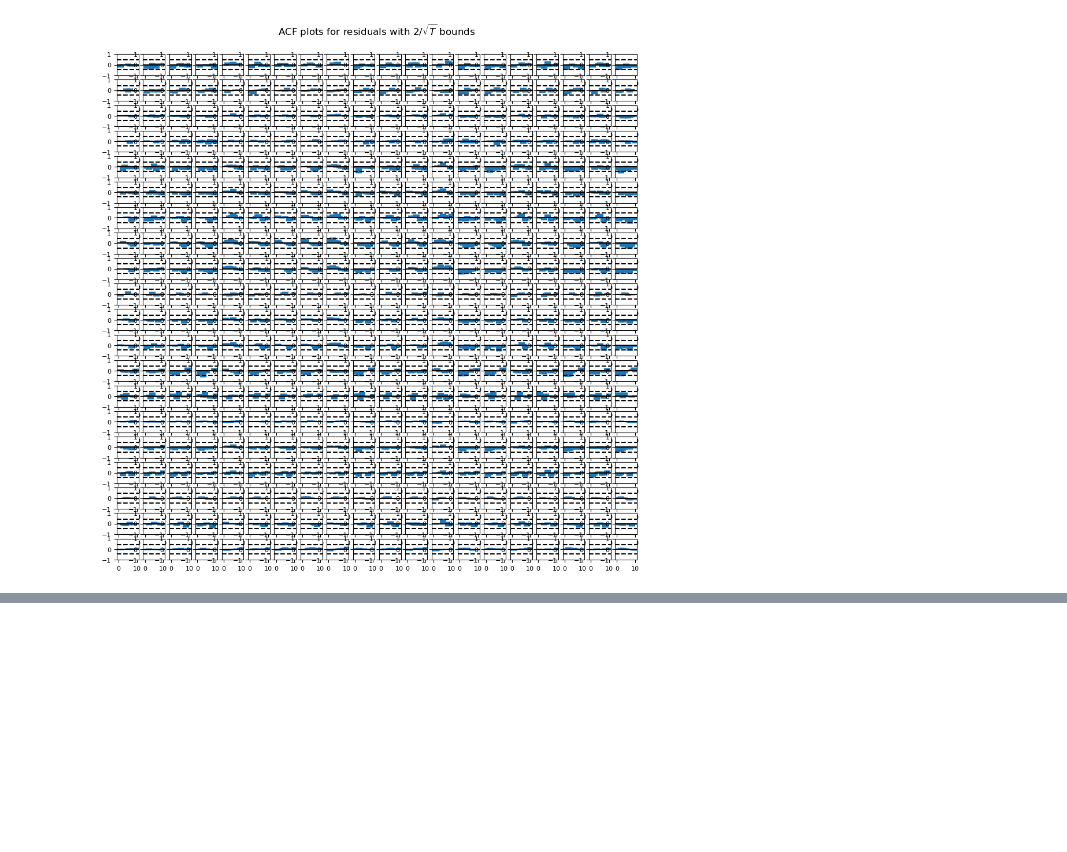
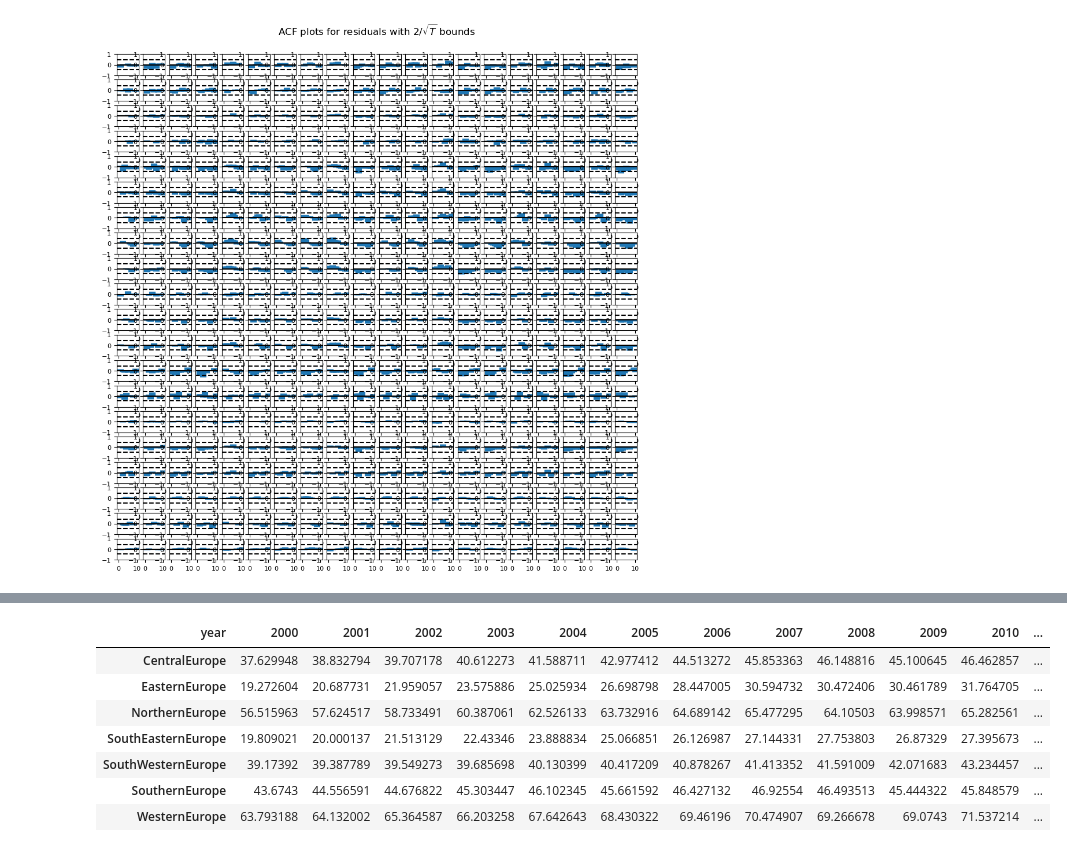
Before and after one commit to JoanneLin168/ADS-European-Productivity, a Jupyter notebook: Notebooks/Productivity_predictions.ipynb, the cells around one changed output, grey strips where cells are left out. Cells and saved outputs as stored; diff of their text form; code cells hidden in the pictures; blank space fills up the shorter version.

Commit message:
predictions by region

```diff
--- a/Notebooks/Productivity_predictions.ipynb
+++ b/Notebooks/Productivity_predictions.ipynb
@@ -660,0 +622,15 @@ regional_df = regional_df.set_index('year')
+# %%
+#train test split for regional data
+train_reg = regional_df.transpose().iloc[:, :-3]
+test_reg = regional_df.transpose().iloc[:, -3:]
+# %%
+train_reg
+# %% [output]
+| year | 2000 | 2001 | 2002 | 2003 | 2004 | 2005 | 2006 | 2007 | 2008 | 2009 | 2010 | ... |
+| CentralEurope | 37.629948 | 38.832794 | 39.707178 | 40.612273 | 41.588711 | 42.977412 | 44.513272 | 45.853363 | 46.148816 | 45.100645 | 46.462857 | ... |
+| EasternEurope | 19.272604 | 20.687731 | 21.959057 | 23.575886 | 25.025934 | 26.698798 | 28.447005 | 30.594732 | 30.472406 | 30.461789 | 31.764705 | ... |
+| NorthernEurope | 56.515963 | 57.624517 | 58.733491 | 60.387061 | 62.526133 | 63.732916 | 64.689142 | 65.477295 | 64.10503 | 63.998571 | 65.282561 | ... |
+| SouthEasternEurope | 19.809021 | 20.000137 | 21.513129 | 22.43346 | 23.888834 | 25.066851 | 26.126987 | 27.144331 | 27.753803 | 26.87329 | 27.395673 | ... |
+| SouthWesternEurope | 39.17392 | 39.387789 | 39.549273 | 39.685698 | 40.130399 | 40.417209 | 40.878267 | 41.413352 | 41.591009 | 42.071683 | 43.234457 | ... |
+| SouthernEurope | 43.6743 | 44.556591 | 44.676822 | 45.303447 | 46.102345 | 45.661592 | 46.427132 | 46.92554 | 46.493513 | 45.444322 | 45.848579 | ... |
+| WesternEurope | 63.793188 | 64.132002 | 65.364587 | 66.203258 | 67.642643 | 68.430322 | 69.46196 | 70.474907 | 69.266678 | 69.0743 | 71.537214 | ... |
```
Also changed, not shown: parts of 24 cells of this notebook.
